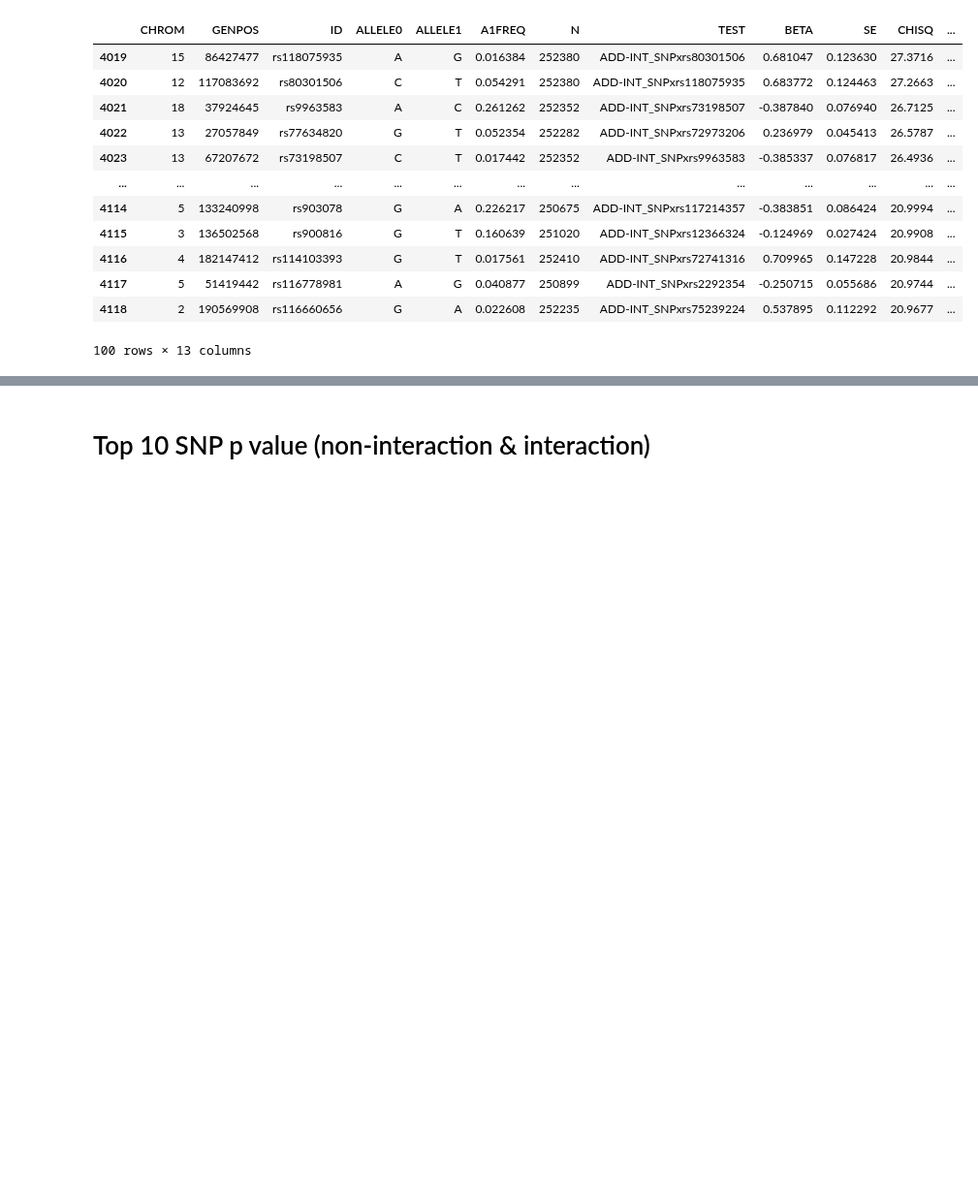
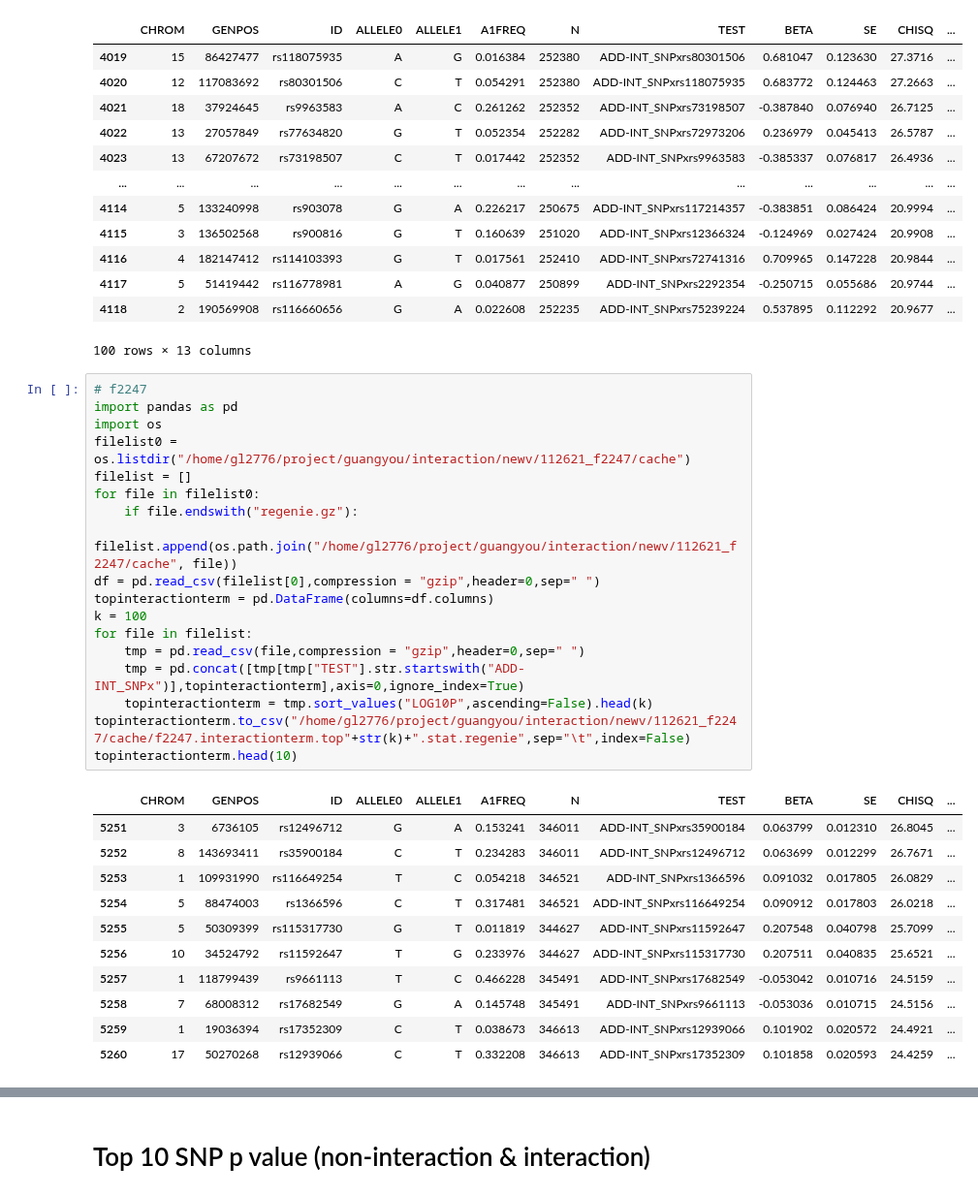
Before and after one commit to statgenetics/UKBB_GWAS_dev, a Jupyter notebook: analysis/regenie_interaction/interaction_python.ipynb, the cells around one changed output, grey strips where cells are left out. Shown at 97% size. Cells and saved outputs as stored; diff of their text form; blank space fills up the shorter version.

```diff
--- a/analysis/regenie_interaction/interaction_python.ipynb
+++ b/analysis/regenie_interaction/interaction_python.ipynb
@@ -3857,3 +3857,33 @@ topinteractionterm
 | 4117 | 5 | 51419442 | rs116778981 | A | G | 0.040877 | 250899 | ADD-INT_SNPxrs2292354 | -0.250715 | 0.055686 | 20.9744 | ... |
 | 4118 | 2 | 190569908 | rs116660656 | G | A | 0.022608 | 252235 | ADD-INT_SNPxrs75239224 | 0.537895 | 0.112292 | 20.9677 | ... |
 100 rows × 13 columns
+# %%
+# f2247
+import pandas as pd
+import os
+filelist0 = os.listdir("/home/gl2776/project/guangyou/interaction/newv/112621_f2247/cache")
+filelist = []
+for file in filelist0:
+    if file.endswith("regenie.gz"):
+        filelist.append(os.path.join("/home/gl2776/project/guangyou/interaction/newv/112621_f2247/cache", file))
+df = pd.read_csv(filelist[0],compression = "gzip",header=0,sep=" ")
+topinteractionterm = pd.DataFrame(columns=df.columns)
+k = 100
+for file in filelist:
+    tmp = pd.read_csv(file,compression = "gzip",header=0,sep=" ")
+    tmp = pd.concat([tmp[tmp["TEST"].str.startswith("ADD-INT_SNPx")],topinteractionterm],axis=0,ignore_index=True)
+    topinteractionterm = tmp.sort_values("LOG10P",ascending=False).head(k)
+topinteractionterm.to_csv("/home/gl2776/project/guangyou/interaction/newv/112621_f2247/cache/f2247.interactionterm.top"+str(k)+".stat.regenie",sep="\t",index=False)
+topinteractionterm.head(10)
+# %% [output]
+|  | CHROM | GENPOS | ID | ALLELE0 | ALLELE1 | A1FREQ | N | TEST | BETA | SE | CHISQ | ... |
+| 5251 | 3 | 6736105 | rs12496712 | G | A | 0.153241 | 346011 | ADD-INT_SNPxrs35900184 | 0.063799 | 0.012310 | 26.8045 | ... |
+| 5252 | 8 | 143693411 | rs35900184 | C | T | 0.234283 | 346011 | ADD-INT_SNPxrs12496712 | 0.063699 | 0.012299 | 26.7671 | ... |
+| 5253 | 1 | 109931990 | rs116649254 | T | C | 0.054218 | 346521 | ADD-INT_SNPxrs1366596 | 0.091032 | 0.017805 | 26.0829 | ... |
+| 5254 | 5 | 88474003 | rs1366596 | C | T | 0.317481 | 346521 | ADD-INT_SNPxrs116649254 | 0.090912 | 0.017803 | 26.0218 | ... |
+| 5255 | 5 | 50309399 | rs115317730 | G | T | 0.011819 | 344627 | ADD-INT_SNPxrs11592647 | 0.207548 | 0.040798 | 25.7099 | ... |
+| 5256 | 10 | 34524792 | rs11592647 | T | G | 0.233976 | 344627 | ADD-INT_SNPxrs115317730 | 0.207511 | 0.040835 | 25.6521 | ... |
+| 5257 | 1 | 118799439 | rs9661113 | T | C | 0.466228 | 345491 | ADD-INT_SNPxrs17682549 | -0.053042 | 0.010716 | 24.5159 | ... |
+| 5258 | 7 | 68008312 | rs17682549 | G | A | 0.145748 | 345491 | ADD-INT_SNPxrs9661113 | -0.053036 | 0.010715 | 24.5156 | ... |
+| 5259 | 1 | 19036394 | rs17352309 | C | T | 0.038673 | 346613 | ADD-INT_SNPxrs12939066 | 0.101902 | 0.020572 | 24.4921 | ... |
+| 5260 | 17 | 50270268 | rs12939066 | C | T | 0.332208 | 346613 | ADD-INT_SNPxrs17352309 | 0.101858 | 0.020593 | 24.4259 | ... |
```
Also changed, not shown: parts of 10 cells of this notebook.
